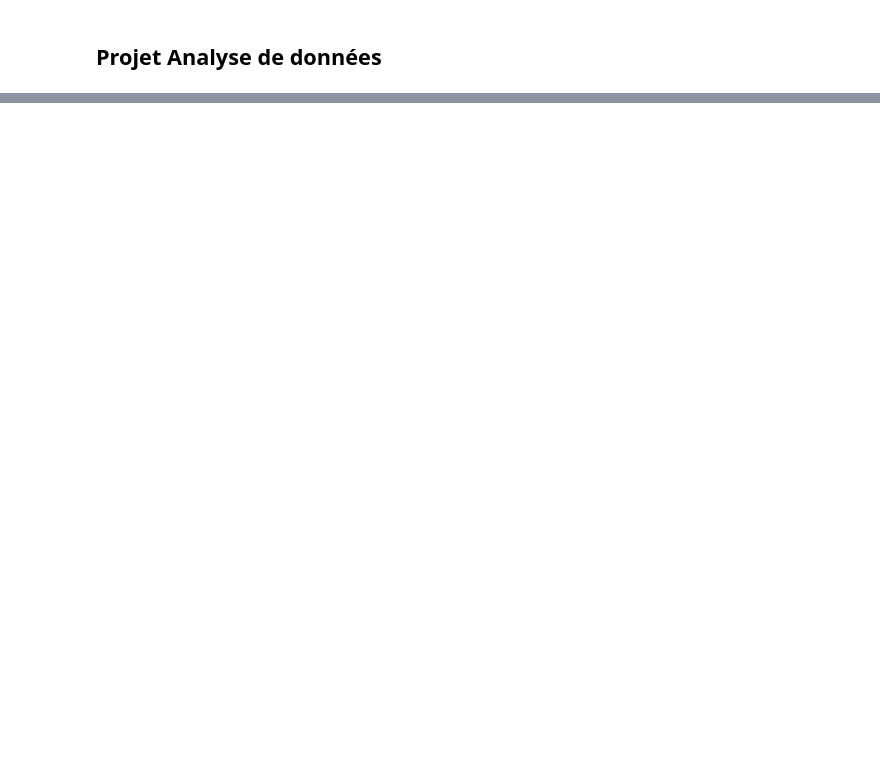
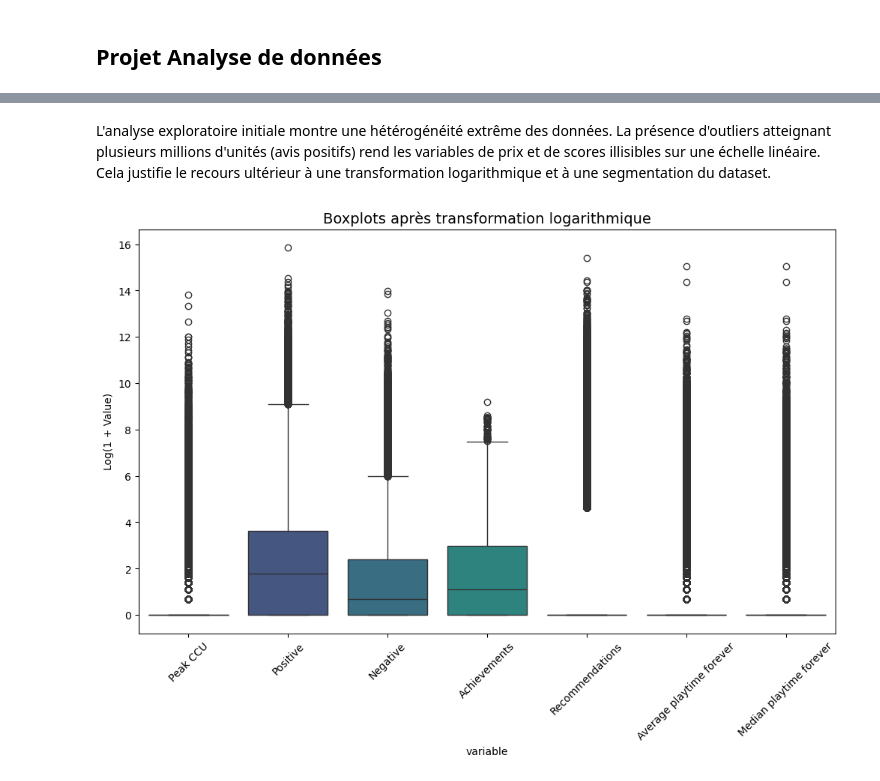
Before and after one commit to Eliott67/Projet_ADD, a Jupyter notebook: projet_ADD.ipynb, the cells around one changed output, grey strips where cells are left out. Cells and saved outputs as stored; diff of their text form; code cells hidden in the pictures; blank space fills up the shorter version.

```diff
--- a/projet_ADD.ipynb
+++ b/projet_ADD.ipynb
@@ -209,0 +171,23 @@ plot_correlation_matrix(df)
+# %% [markdown]
+L'analyse exploratoire initiale montre une hétérogénéité extrême des données. La présence d'outliers atteignant plusieurs millions d'unités (avis positifs) rend les variables de prix et de scores illisibles sur une échelle linéaire. Cela justifie le recours ultérieur à une transformation logarithmique et à une segmentation du dataset.
+# %%
+cols_to_log = ['Peak CCU', 'Positive', 'Negative', 'Achievements', 'Recommendations',
+               'Average playtime forever', 'Median playtime forever']
+
+df_log = df.copy()
+for col in cols_to_log:
+    if col in df_log.columns:
+        df_log[col] = np.log1p(df_log[col])
+
+df_melted_log = df_log[cols_to_log].melt()
+
+plt.figure(figsize=(12, 7))
+sns.boxplot(data=df_melted_log, x='variable', y='value', hue='variable',
+            palette='viridis', fill=True, legend=False)
+
+plt.xticks(rotation=45)
+plt.ylabel("Log(1 + Value)")
+plt.title("Boxplots après transformation logarithmique", fontsize=14)
+plt.show()
+# %% [output]
+[figure, added]
```
Also changed, not shown: parts of 34 cells of this notebook.
